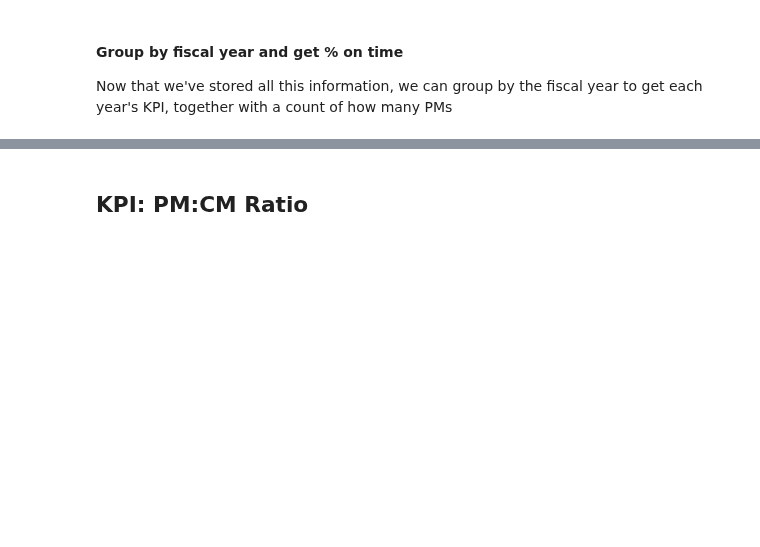
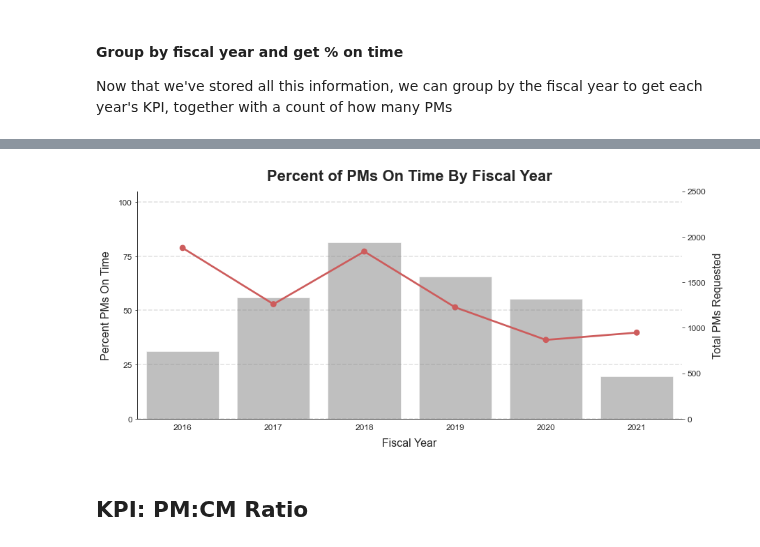
Before and after one commit to department-of-general-services/KPI_central, a Jupyter notebook: FMD_scorecard.ipynb, the cells around one changed output, grey strips where cells are left out. Cells and saved outputs as stored; diff of their text form; code cells hidden in the pictures; blank space fills up the shorter version.

```diff
--- a/FMD_scorecard.ipynb
+++ b/FMD_scorecard.ipynb
@@ -359,14 +354,3 @@ The filtered PMs dataframe has 6,980 rows.
 Here we tell Python that PMs are on-time if completed in 21 days.
 
 Then the function `compute_is_on_time` compares the column `days_to_completion` to the benchmark and writes down whether the work request was completed on time.
-# %%
-def compute_is_on_time(row):
-    row["is_on_time"] = int(row["days_to_completion"]) <= int(row["benchmark"])
-    return row
-
-
-# assign benchmark
-wr_pm["benchmark"] = 21
-
-# add "is_on_time" column with performance data
-pms_on_time = wr_pm.apply(compute_is_on_time, axis=1)
@@ -377 +357,3 @@ pms_on_time.columns
+# %%
+wr_pm = wr_pm.dropna(subset=["days_to_completion"])
 # %%
@@ -389,6 +385,16 @@ pms_on_time[
 # %% [markdown]
 #### Group by fiscal year and get % on time
 Now that we've stored all this information, we can group by the fiscal year to get each year's KPI, together with a count of how many PMs
+# %%
+def compute_kpi_table(df, label_for_KPI, label_for_totals):
+    df = df.copy()
+    table_df = df.groupby("fy_request")[["is_on_time"]].agg(["mean", "count"])
+    table_df.columns = table_df.columns.droplevel(0)
+    table_df["mean"] = table_df["mean"].apply(lambda x: round(x * 100, 2))
+    table_df = table_df.rename(
+        columns={"mean": label_for_KPI, "count": label_for_totals}
+    )
+    return table_df
 # %%
-pm_compliance = compute_kpi_table(pms_on_time, "percent_PMs_on_time", "total_PMs")
+pm_compliance = compute_kpi_table(wr_pm, "percent_PMs_on_time", "total_PMs")
 pm_compliance
@@ -395,14 +410,16 @@ pm_compliance
 # %%
 pointplot_with_barplot(
     pm_compliance,
-    x="fiscal_year",
+    x="fy_request",
     point_y="percent_PMs_on_time",
     bar_y="total_PMs",
     ymax_bar=2_500,
     ylabel_point="Percent PMs On Time",
-    ylabel_bar="Total PMs",
+    ylabel_bar="Total PMs Requested",
     title="Percent of PMs On Time By Fiscal Year",
 )
+# %% [output]
+[figure, added]
 # %% [markdown]
 ## KPI: PM:CM Ratio
 # %% [markdown]
```
Also changed, not shown: parts of 82 cells of this notebook, 1 other file.
